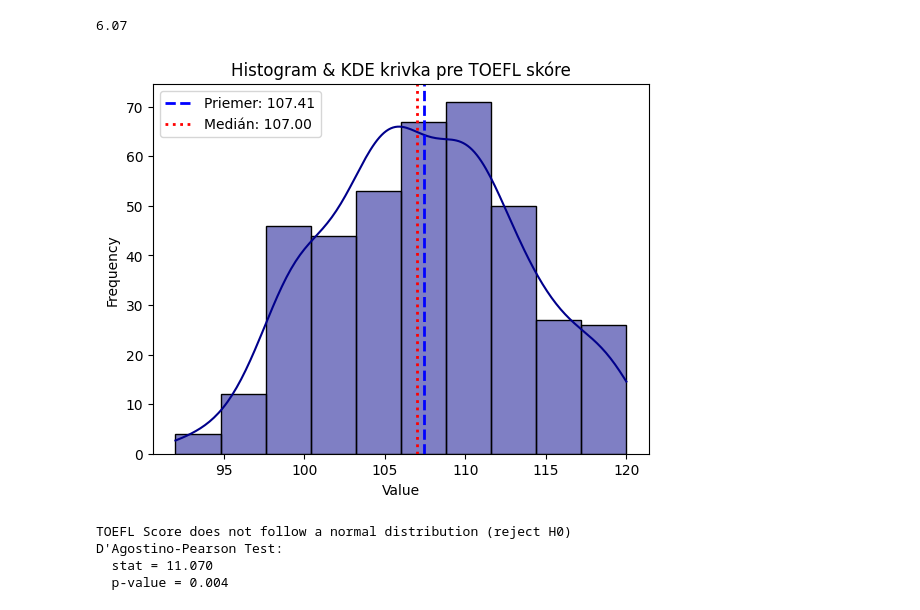
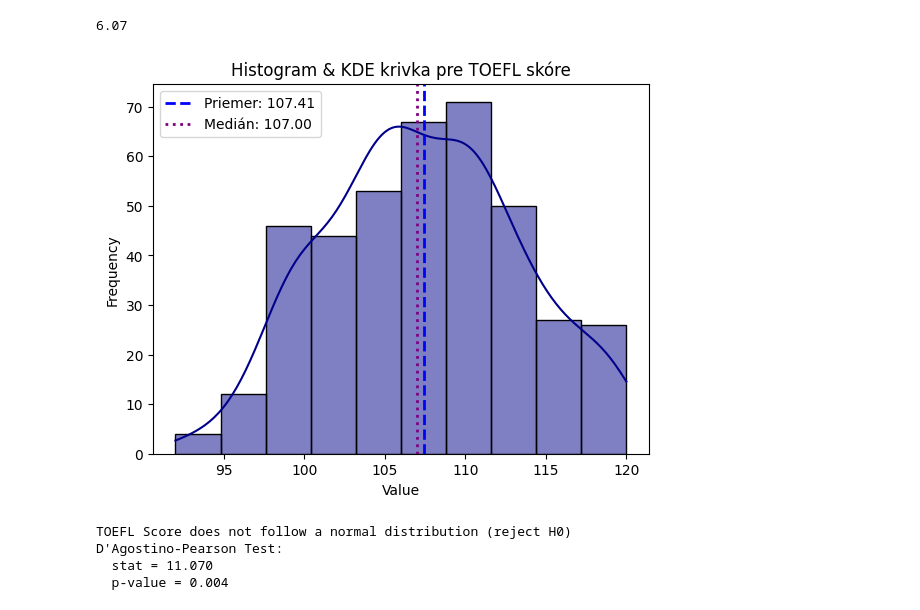
Before and after one commit to MrsPomodoro/04-06-2024_Python-for-Data-Science, a Jupyter notebook: homework_one/implementation/homework.ipynb, the cells around one changed output. Drawn from its saved outputs; the diff is of its cells as text; code cells hidden in the pictures.

```diff
--- a/homework_one/implementation/homework.ipynb
+++ b/homework_one/implementation/homework.ipynb
@@ -101,22 +101,22 @@ toefl_std_rounded
 # %%
 import seaborn as sns
 import matplotlib.pyplot as plt
 
 # Create an example plot
 sns.histplot( data['TOEFL_Score'], kde=True, bins=10, color="darkblue")
 
 plt.title("Histogram & KDE krivka pre TOEFL skóre")
 plt.xlabel("Value")
 plt.ylabel("Frequency")
 
 # Adding mean and median to the plot
 plt.axvline(mean_toefl, color='blue', linestyle='dashed', linewidth=2, label=f"Priemer: {mean_toefl:.2f}")
-plt.axvline(median_toefl, color='red', linestyle='dotted', linewidth=2, label=f"Medián: {median_toefl:.2f}")
+plt.axvline(median_toefl, color='purple', linestyle='dotted', linewidth=2, label=f"Medián: {median_toefl:.2f}")
 
 plt.legend()
 plt.show()
 # %% [output]
-[figure, old version]
+[figure, new version]
 # %%
 from scipy.stats import normaltest as nt
 
```
Also changed, not shown: parts of 5 cells of this notebook.
